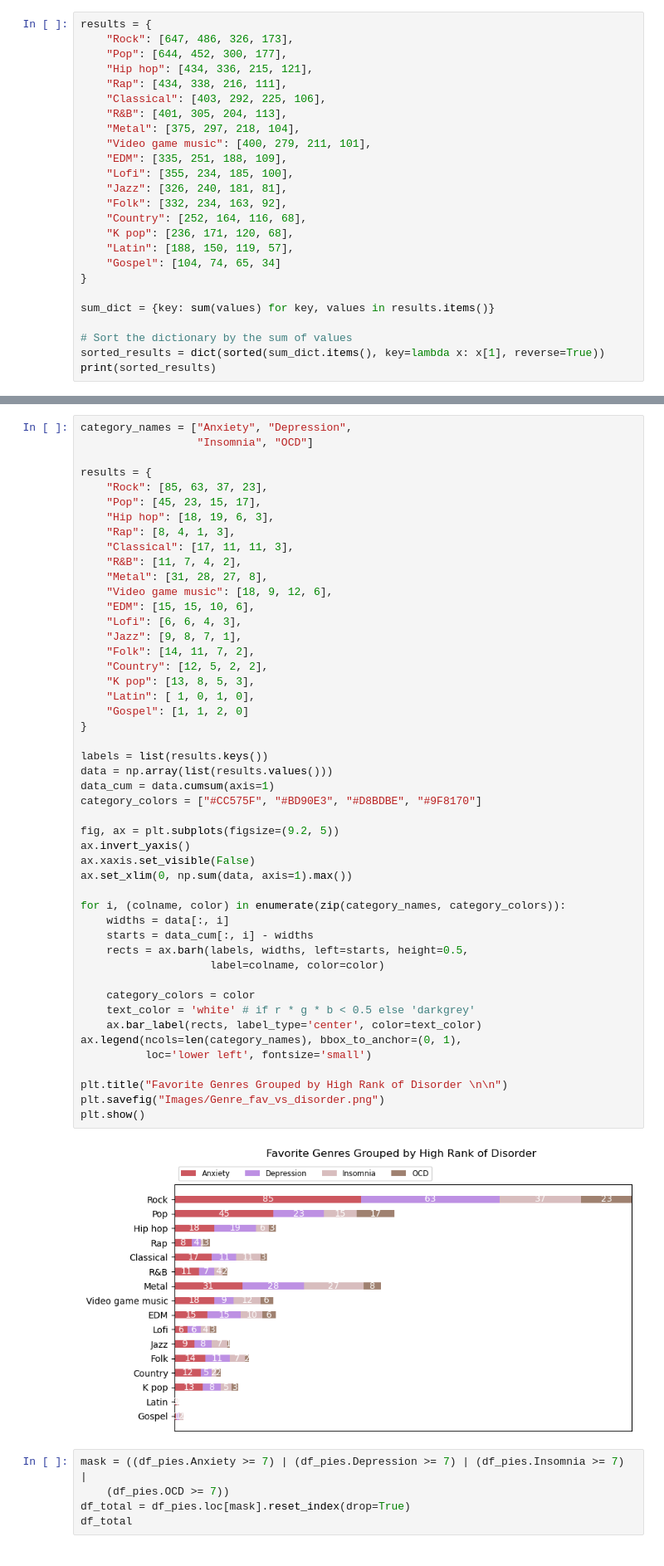
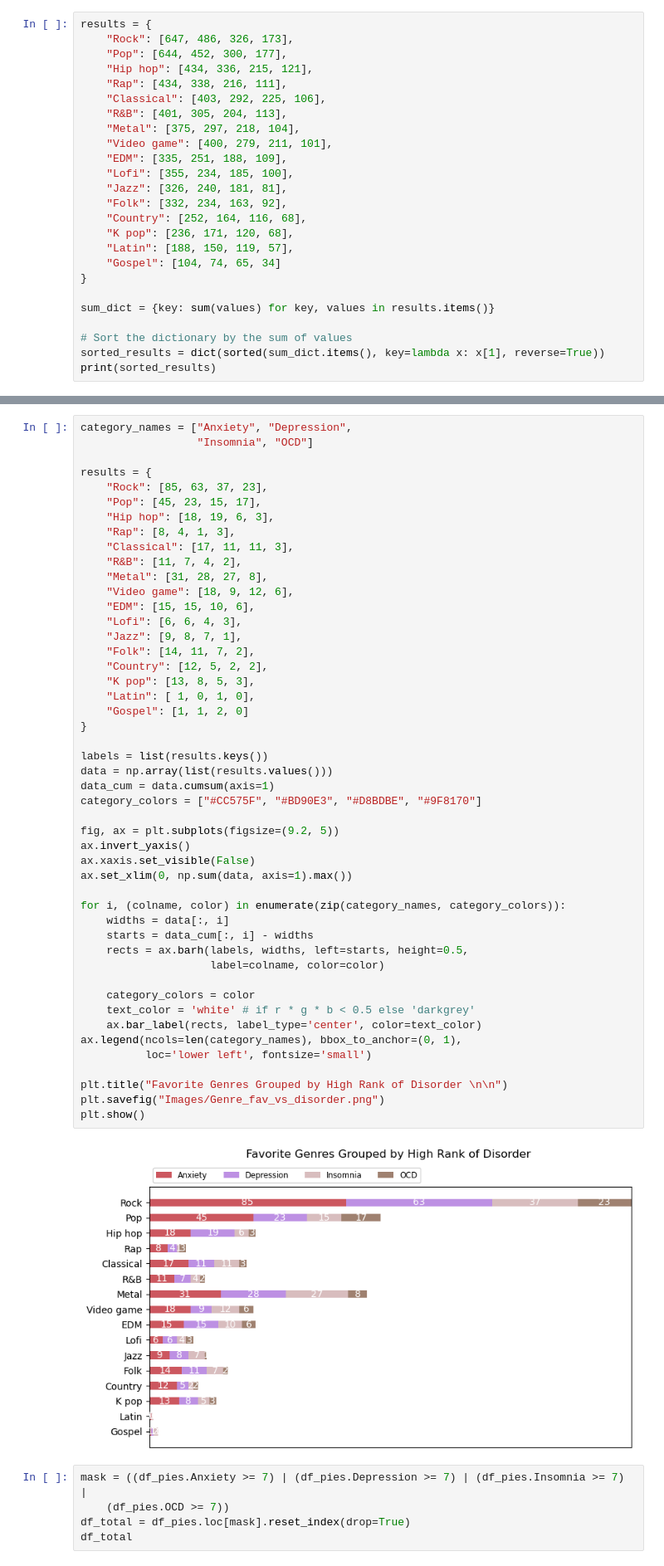
Before and after one commit to TheWizler/project1_group_10, a Jupyter notebook: Sarah's_work/Q3.ipynb, the cells around one changed output, grey strips where cells are left out. Shown at 83% size. Saved outputs shown, nothing was run; the diff lists cells and outputs as text.

```diff
--- a/Sarah's_work/Q3.ipynb
+++ b/Sarah's_work/Q3.ipynb
@@ -576,7 +576,7 @@ results = {
     "Classical": [403, 292, 225, 106],
     "R&B": [401, 305, 204, 113],
     "Metal": [375, 297, 218, 104],
-    "Video game music": [400, 279, 211, 101],
+    "Video game": [400, 279, 211, 101],
     "EDM": [335, 251, 188, 109],
     "Lofi": [355, 234, 185, 100],
     "Jazz": [326, 240, 181, 81],
@@ -718,7 +718,7 @@ results = {
     "Classical": [17, 11, 11, 3],
     "R&B": [11, 7, 4, 2],
     "Metal": [31, 28, 27, 8],
-    "Video game music": [18, 9, 12, 6],
+    "Video game": [18, 9, 12, 6],
     "EDM": [15, 15, 10, 6],
     "Lofi": [6, 6, 4, 3],
     "Jazz": [9, 8, 7, 1],
@@ -728,34 +728,34 @@ results = {
     "Latin": [ 1, 0, 1, 0],
     "Gospel": [1, 1, 2, 0]
 }
 
 labels = list(results.keys())
 data = np.array(list(results.values()))
 data_cum = data.cumsum(axis=1)
 category_colors = ["#CC575F", "#BD90E3", "#D8BDBE", "#9F8170"]
 
 fig, ax = plt.subplots(figsize=(9.2, 5))
 ax.invert_yaxis()
 ax.xaxis.set_visible(False)
 ax.set_xlim(0, np.sum(data, axis=1).max())
 
 for i, (colname, color) in enumerate(zip(category_names, category_colors)):
     widths = data[:, i]
     starts = data_cum[:, i] - widths
     rects = ax.barh(labels, widths, left=starts, height=0.5,
                     label=colname, color=color)
 
     category_colors = color
     text_color = 'white' # if r * g * b < 0.5 else 'darkgrey'
     ax.bar_label(rects, label_type='center', color=text_color)
 ax.legend(ncols=len(category_names), bbox_to_anchor=(0, 1),
           loc='lower left', fontsize='small')
 
 plt.title("Favorite Genres Grouped by High Rank of Disorder \n\n")
 plt.savefig("Images/Genre_fav_vs_disorder.png")
 plt.show()
 # %% [output]
-[figure, old version]
+[figure, new version]
 # %%
 mask = ((df_pies.Anxiety >= 7) | (df_pies.Depression >= 7) | (df_pies.Insomnia >= 7) |
     (df_pies.OCD >= 7))
```
Also changed, not shown: parts of 3 cells of this notebook, 5 other files.
